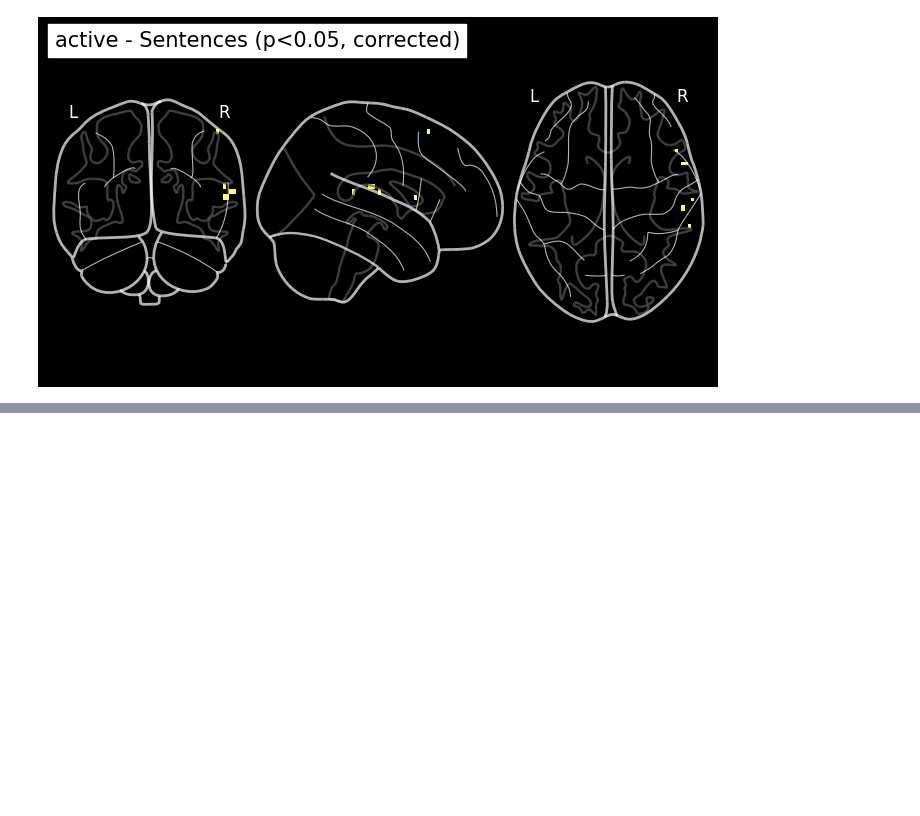
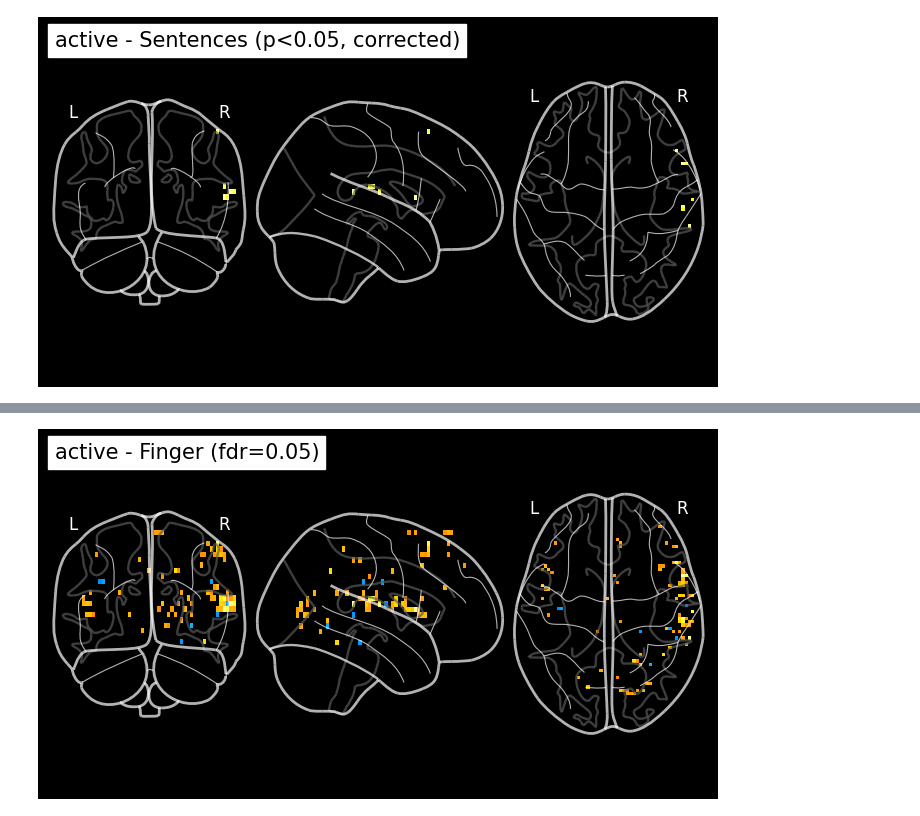
Before and after one commit to Reuben-Stephen-John/GCN-Analysis-Diagnosis-for-Schizophrenia-, a Jupyter notebook: glm_test.ipynb, the cells around one changed output, grey strips where cells are left out. Cells and saved outputs as stored; diff of their text form; code cells hidden in the pictures; blank space fills up the shorter version.

```diff
--- a/glm_test.ipynb
+++ b/glm_test.ipynb
@@ -172,0 +183,6 @@ plt.show()
+# %%
+plot_glass_brain(z_map, threshold=threshold, black_bg=True, plot_abs=False,
+                 title='active - Finger (fdr=0.05)')
+plt.show()
+# %% [output]
+[figure, added]
```
Also changed, not shown: parts of 8 cells of this notebook, 23 other files.
